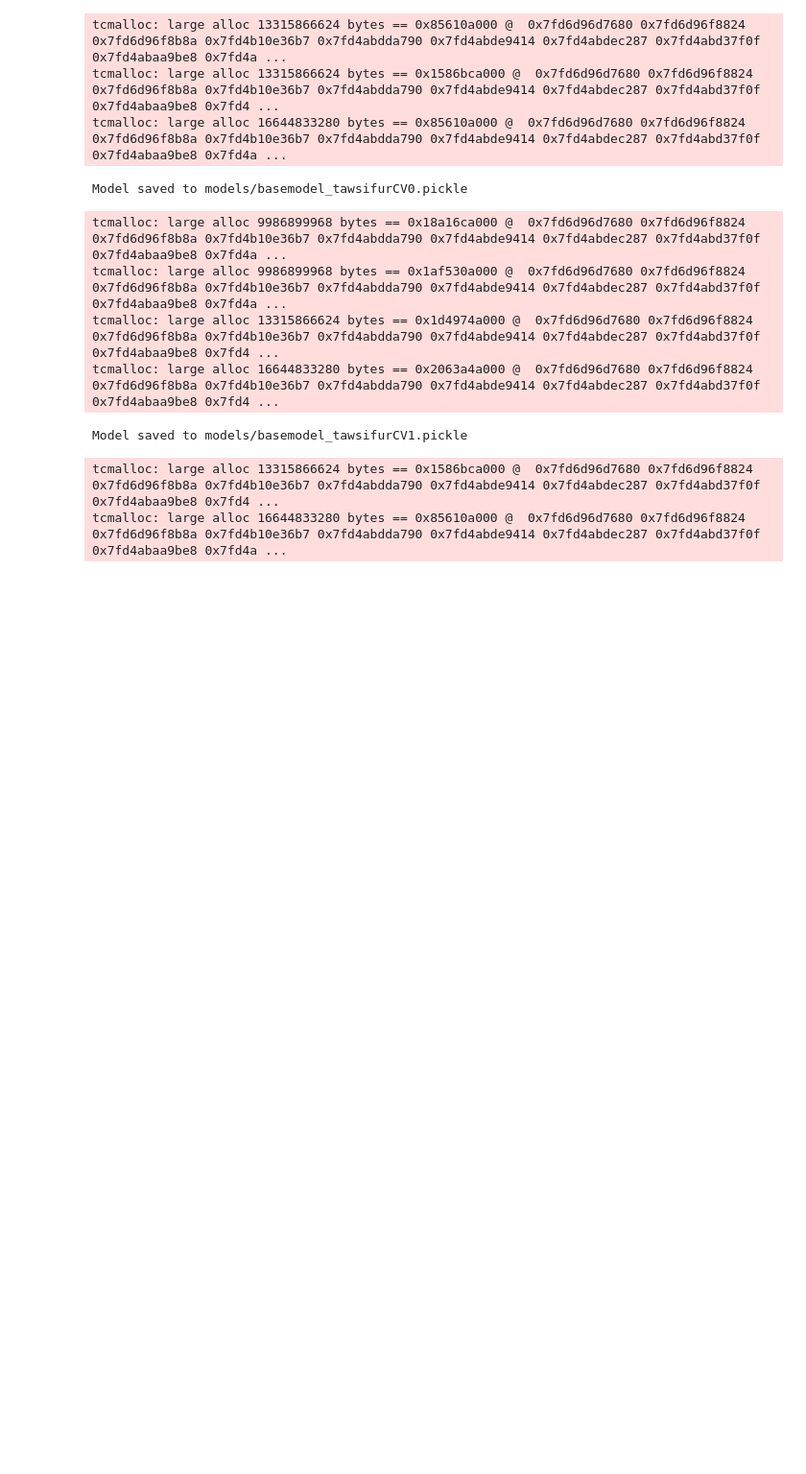
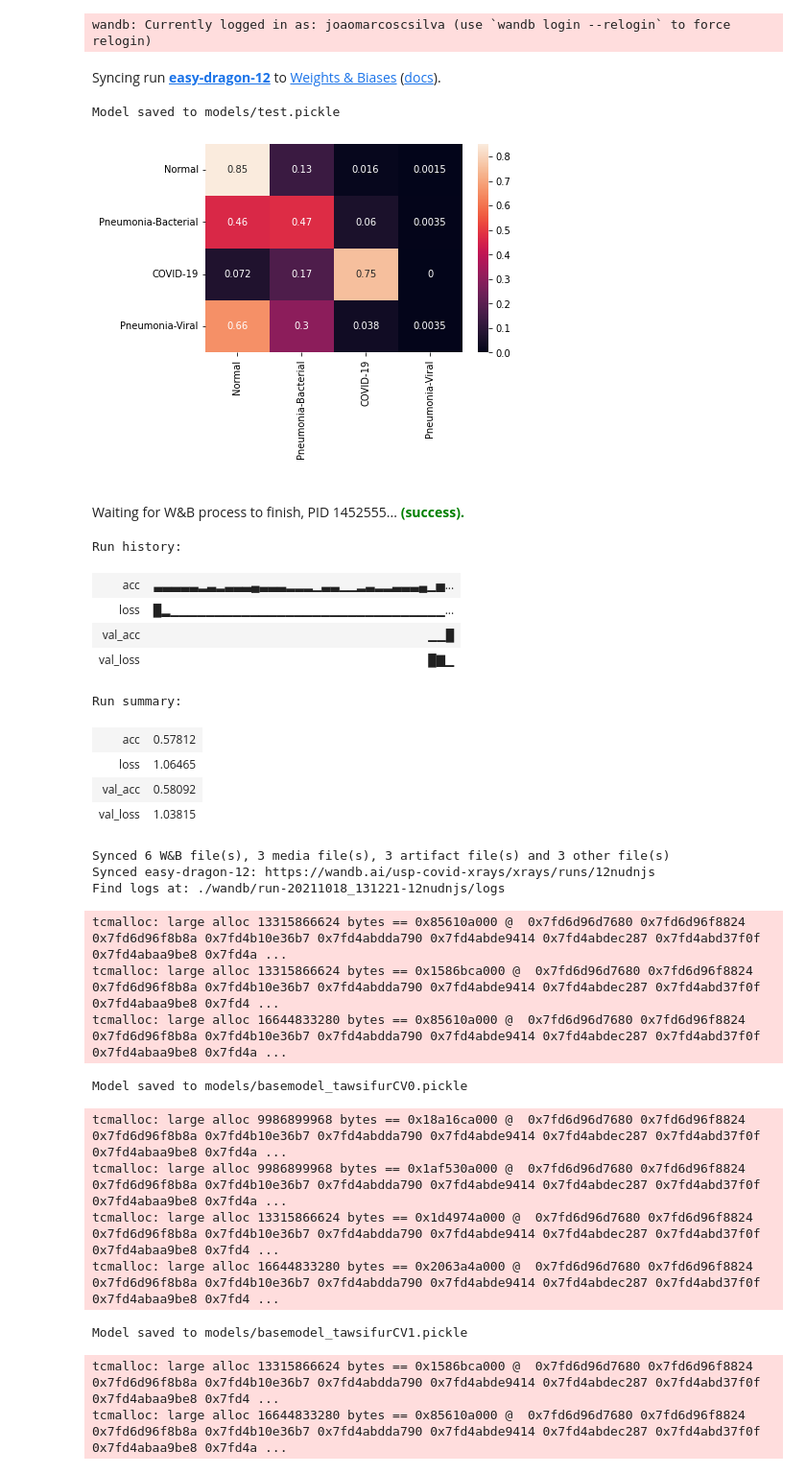
Before and after one commit to joaomarcoscsilva/issues-covid-image-diagnosis, a Jupyter notebook: TestsWithVariousDatasets.ipynb, the cells around one changed output. Shown: that part at 96% size. Drawn from its saved outputs; the diff is of its cells as text; code cells hidden in the pictures; blank space fills up the shorter version.

Commit message:
Adds example

```diff
--- a/TestsWithVariousDatasets.ipynb
+++ b/TestsWithVariousDatasets.ipynb
@@ -24,4 +22,4 @@ BATCH_SIZE = 128
 def basemodel_process(x): return x
 # %%
 rng = jax.random.PRNGKey(SEED)
-dataset_tawsifur = Dataset.load("tawsifur", rng=rng)
+dataset_mendeley = Dataset.load("mendeley", rng=rng)
@@ -37,8 +26,45 @@ tcmalloc: large alloc 16644833280 bytes == 0x472802000 @  0x7fd6d96d7680 0x7fd6d
 # %%
-net, optim = model.init_net_and_optim(dataset_tawsifur.x_train, NUM_CLASSES, BATCH_SIZE)
+net, optim = model.init_net_and_optim(dataset_mendeley.x_train, NUM_CLASSES, BATCH_SIZE)
 
 # Gets functions for the model
 net_container = network.create(net, optim, BATCH_SIZE, shape = (10, 256, 256, 3))
+# %%
+#############
+# Example run
+#############
+
+config = {'dataset' : 'tawsifur',
+         'random_seed' : 12,
+         'batch_size' : BATCH_SIZE,
+         'resolution' : 256}
+
+wandb.init(project='xrays', entity='usp-covid-xrays', reinit=True, config = config)
+
+def basemodel_process(x): return x
+test_model = model.train_model("test", net_container, basemodel_process, dataset_mendeley, masks = None, class_names = ['Normal', 'Pneumonia Bacteriana', 'COVID-19', 'Pneumonia Viral'], num_epochs = 3)
+y_test_pred = net_container.predict(test_model.params, test_model.state, dataset_mendeley.x_test)
+plots.confusion_matrix(dataset_mendeley, y_test_pred, '')
+
+wandb.finish()
+# %% [output]
+wandb: Currently logged in as: joaomarcoscsilva (use `wandb login --relogin` to force relogin)
+Syncing run easy-dragon-12 to Weights & Biases (docs).
+Model saved to models/test.pickle
+[figure, added]
+Waiting for W&B process to finish, PID 1452555... (success).
+Run history:
+| acc | ▃▃▃▃▃▂▃▂▃▃▃▄▃▃▃▂▂▂▁▃▃▁▁▂▃▂▂▃▃▃▄▁▅... |
+| loss | █▂▁▁▁▁▁▁▁▁▁▁▁▁▁▁▁▁▁▁▁▁▁▁▁▁▁▁▁▁▁▁▁... |
+| val_acc | ▁▁█ |
+| val_loss | █▇▁ |
+Run summary:
+| acc | 0.57812 |
+| loss | 1.06465 |
+| val_acc | 0.58092 |
+| val_loss | 1.03815 |
+Synced 6 W&B file(s), 3 media file(s), 3 artifact file(s) and 3 other file(s)
+Synced easy-dragon-12: https://wandb.ai/usp-covid-xrays/xrays/runs/12nudnjs
+Find logs at: ./wandb/run-20211018_131221-12nudnjs/logs
 # %%
 import sklearn
 
```
Also changed, not shown: parts of 2 cells of this notebook.
